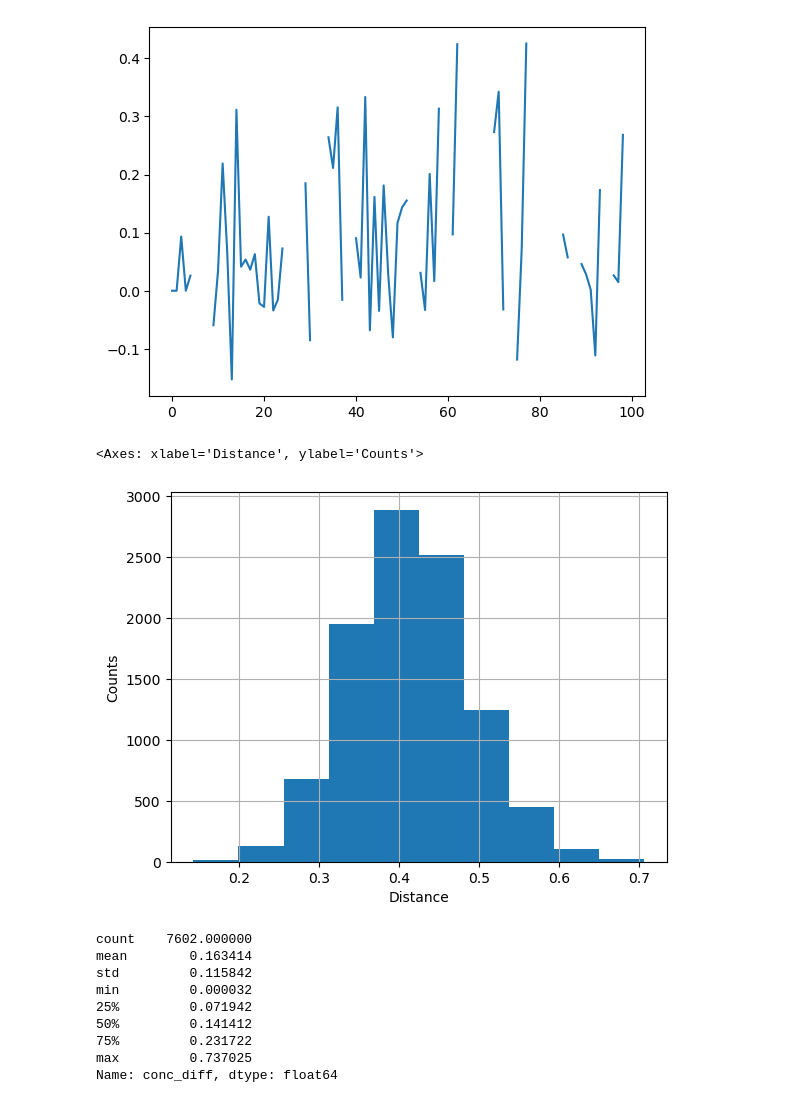
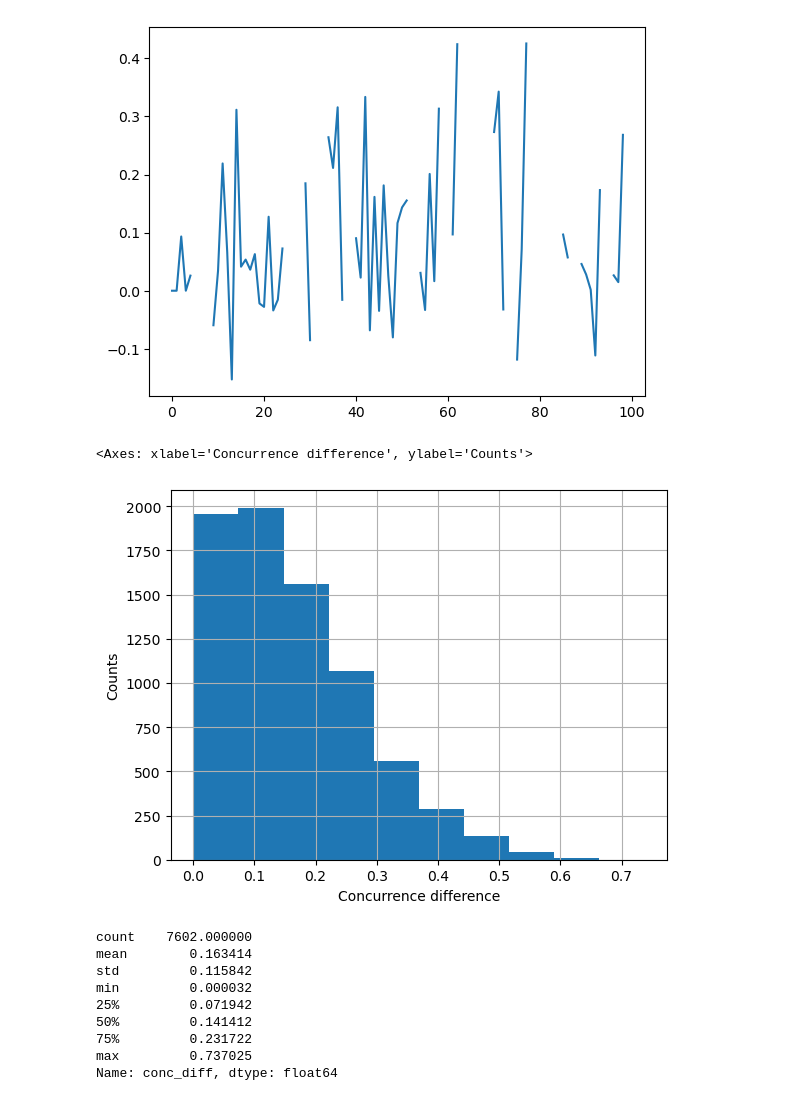
Before and after one commit to jkwiecien765/WernerTomography2, a Jupyter notebook: werner_light.ipynb, the cells around one changed output. Cells and saved outputs as stored; diff of their text form; code cells hidden in the pictures.

```diff
--- a/werner_light.ipynb
+++ b/werner_light.ipynb
@@ -441,13 +433,13 @@ non_opt_df['conc_diff'] = non_opt_df.concurrence_org - non_opt_df.concurrence
 non_opt_df.conc_diff.loc[non_opt_df.concurrence_org == 0 ] = np.nan
 # %%
 
-plt.xlabel('Distance')
+plt.xlabel('Concurrence difference')
 plt.ylabel('Counts')
 plt.grid(False)
-non_opt_df.distance.hist()
+non_opt_df.conc_diff.hist()
 # %% [output]
-<Axes: xlabel='Distance', ylabel='Counts'>
+<Axes: xlabel='Concurrence difference', ylabel='Counts'>
-[figure, old version]
+[figure, new version]
 # %%
 non_opt_df.conc_diff.describe()
 # %% [output]
```
Also changed, not shown: parts of 12 cells of this notebook, 5 other files.
